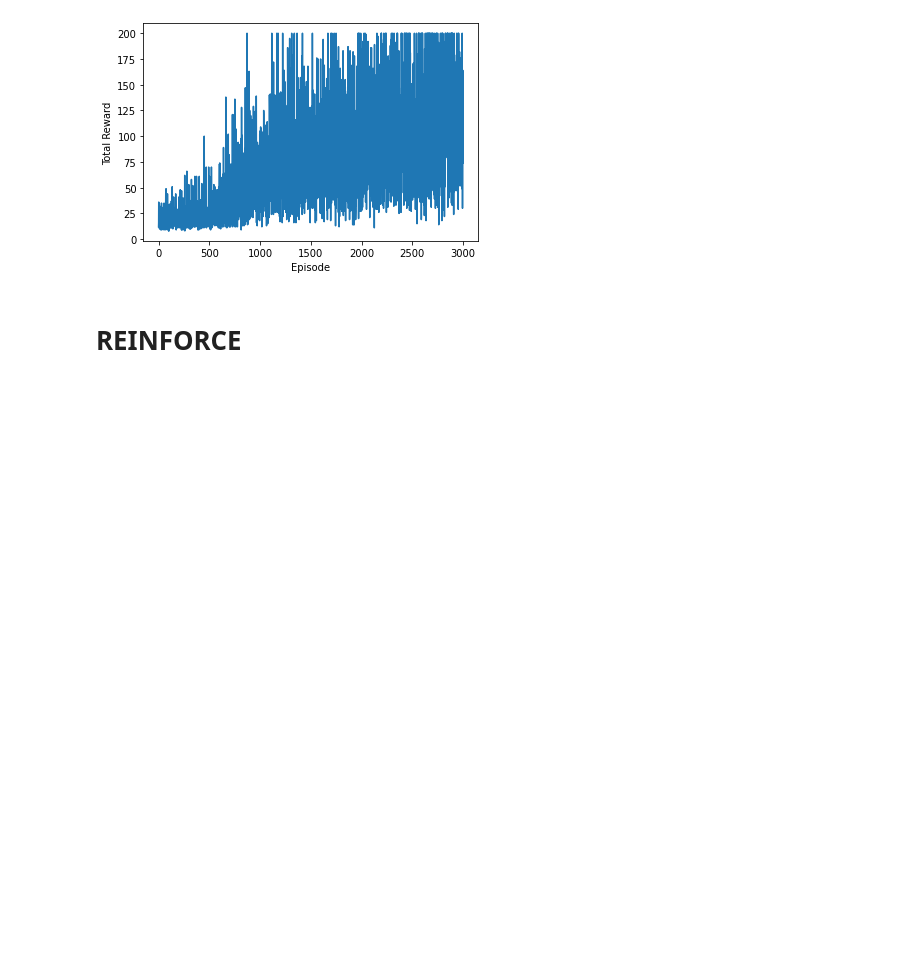
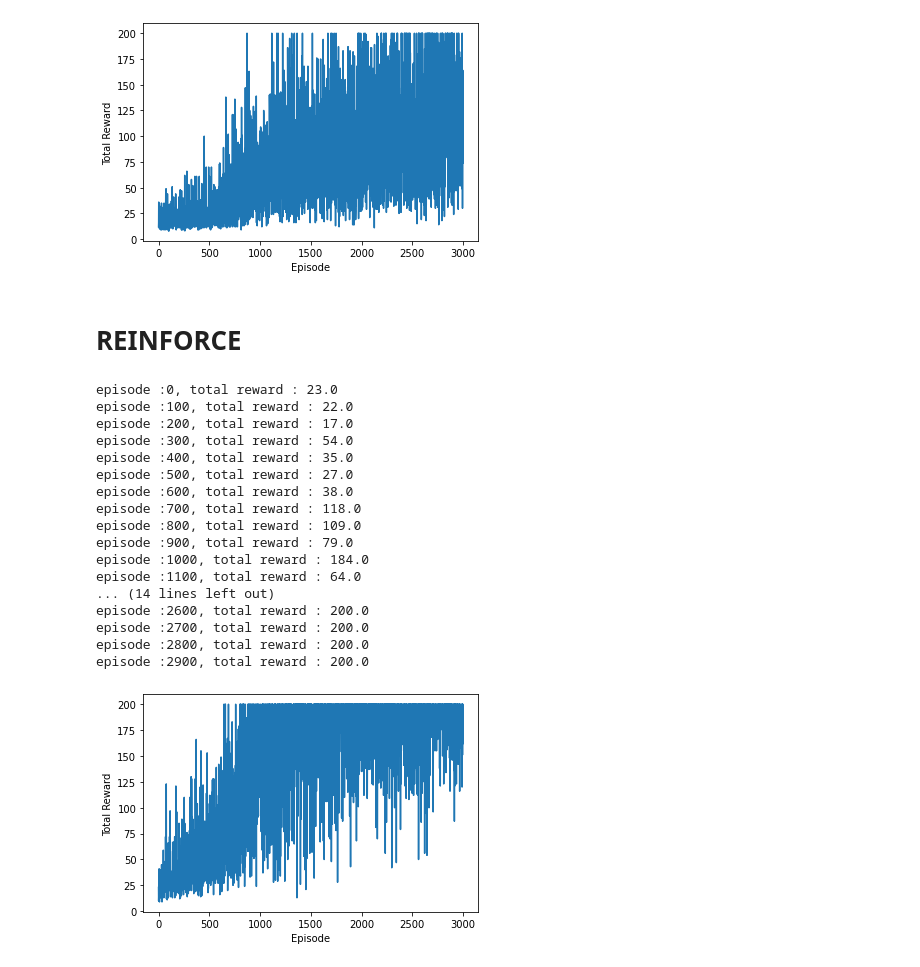
Before and after one commit to mlengineer19989/zero_DeepL4, a Jupyter notebook: deep-learning-from-scratch-4-master/ch09/practice_ch09.ipynb, the cells around one changed output. Drawn from its saved outputs; the diff is of its cells as text; code cells hidden in the pictures; blank space fills up the shorter version.

```diff
--- a/deep-learning-from-scratch-4-master/ch09/practice_ch09.ipynb
+++ b/deep-learning-from-scratch-4-master/ch09/practice_ch09.ipynb
@@ -132,3 +132,66 @@ episode :2900, total reward : 48.0
 [figure]
 # %% [markdown]
 # REINFORCE
+# %%
+class Agent_REINFORCE(Agent):
+    def update(self):
+        self.pi.cleargrads()
+
+        G, loss = 0, 0
+        for reward, prob in reversed(self.memory):
+            G = reward + self.gamma * G
+            loss += -F.log(prob) * G
+
+        loss.backward()
+        self.optimizer.update()
+        self.memory = []
+# %%
+sys.path.append(os.path.abspath("../"))
+from common.utils import plot_total_reward
+
+episodes = 3000
+env = gym.make('CartPole-v0')
+agent = Agent_REINFORCE()
+reward_history = []
+
+for episode in range(episodes):
+    state = env.reset()
+    done = False
+    total_reward = 0
+
+    while not done:
+        action, prob = agent.get_action(state)
+        next_state, reward, done, info = env.step(action)
+
+        agent.add(reward, prob)
+        state = next_state
+        total_reward += reward
+
+    agent.update()
+
+    reward_history.append(total_reward)
+    if episode % 100 == 0:
+        print("episode :{}, total reward : {:.1f}".format(episode, total_reward))
+
+
+# plot
+plot_total_reward(reward_history)
+# %% [output]
+episode :0, total reward : 23.0
+episode :100, total reward : 22.0
+episode :200, total reward : 17.0
+episode :300, total reward : 54.0
+episode :400, total reward : 35.0
+episode :500, total reward : 27.0
+episode :600, total reward : 38.0
+episode :700, total reward : 118.0
+episode :800, total reward : 109.0
+episode :900, total reward : 79.0
+episode :1000, total reward : 184.0
+episode :1100, total reward : 64.0
+... (14 lines left out)
+episode :2600, total reward : 200.0
+episode :2700, total reward : 200.0
+episode :2800, total reward : 200.0
+episode :2900, total reward : 200.0
+[figure, added]
```
